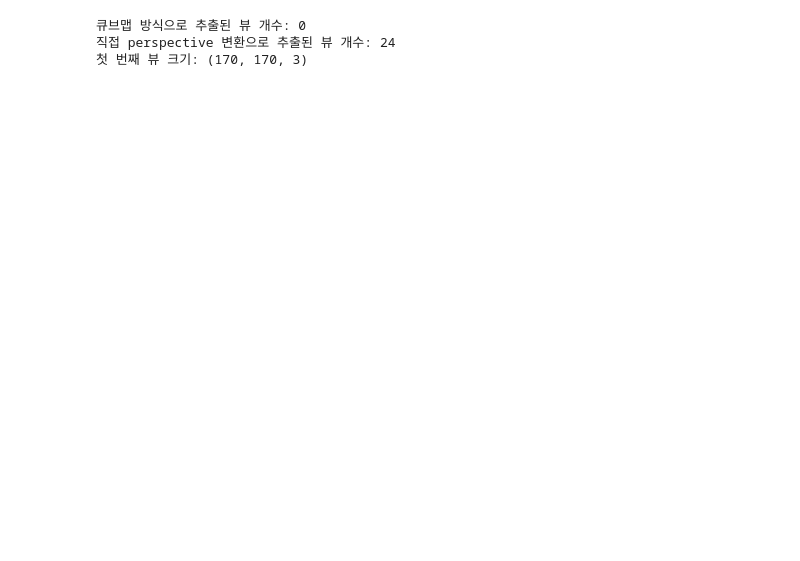
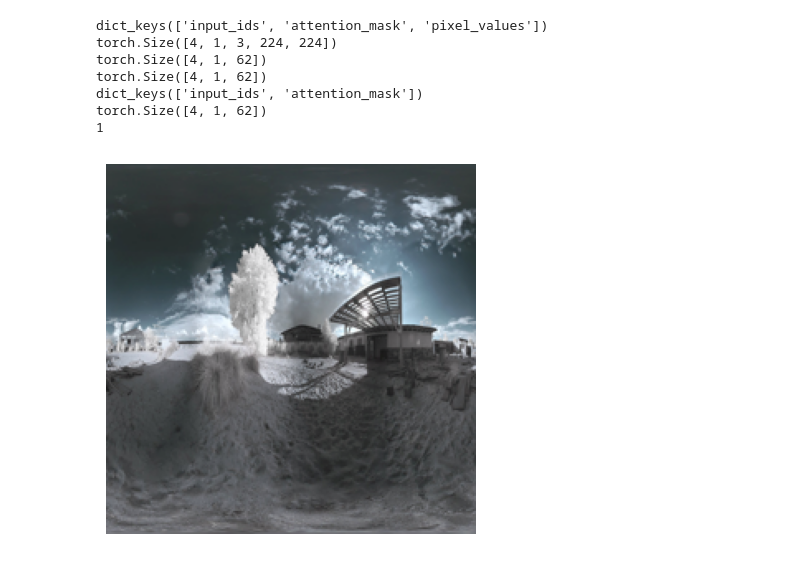
Before and after one commit to wooseungw/Surround360, a Jupyter notebook: processor_test.ipynb, the cells around one changed output. Cells and saved outputs as stored; diff of their text form; code cells hidden in the pictures; blank space fills up the shorter version.

```diff
--- a/processor_test.ipynb
+++ b/processor_test.ipynb
@@ -67,32 +205,46 @@ SyntaxError: keyword argument repeated: text (1569181189.py, line 42)
 # %%
 import matplotlib.pyplot as plt
 OPENAI_CLIP_MEAN = [0.48145466, 0.4578275, 0.40821073]
 OPENAI_CLIP_STD = [0.26862954, 0.26130258, 0.27577711]
-loader = DataLoader(eval_dataset, batch_size=4, shuffle=False)
+
+# No Crop
+train_dataset = QuIC360Dataset(data_dir/"downtest.csv", processor, max_length=30, split="valid")
+loader = DataLoader(train_dataset, batch_size=4, shuffle=False)
 
 batch = next(iter(loader))
-patches = batch["pixel_values"][0]  # 첫 번째 배치의 모든 패치, shape: [패치수, 3, 224, 224]
-print("pixel_values 전체 shape:", batch["pixel_values"].shape)
-print("첫 번째 배치의 patches shape:", patches.shape)
-num_patches = patches.size(0)
 
+
+
+inputs = batch["inputs"]
+print(inputs.keys())
+print(inputs["pixel_values"].shape)
+print(inputs["input_ids"].shape)
+print(inputs["attention_mask"].shape)
+
+answers = batch["answers"]
+print(answers.keys())
+print(answers["input_ids"].shape)
+
+num_patches = inputs["pixel_values"].shape[1]
+print(num_patches)
 plt.figure(figsize=(4 * num_patches, 4))
+image = inputs["pixel_values"][0][0].permute(1, 2, 0).cpu().numpy()
+image = (image * OPENAI_CLIP_STD + OPENAI_CLIP_MEAN) * 255.0
+image = np.clip(image, 0, 255).astype(np.uint8)
 
-for i in range(num_patches):
-    ax = plt.subplot(1, num_patches, i + 1)
-
-    img = patches[i]
-    img = img * torch.tensor(OPENAI_CLIP_STD).view(3, 1, 1) + torch.tensor(OPENAI_CLIP_MEAN).view(3, 1, 1)
-    ax.imshow(img.permute(1, 2, 0).cpu().numpy())
-    ax.set_title(f"Patch {i}")
-    ax.axis("off")
-
+plt.imshow(image)
+plt.axis("off")
 plt.tight_layout()
 plt.show()
 # %% [output]
-큐브맵 방식으로 추출된 뷰 개수: 0
-직접 perspective 변환으로 추출된 뷰 개수: 24
-첫 번째 뷰 크기: (170, 170, 3)
+dict_keys(['input_ids', 'attention_mask', 'pixel_values'])
+torch.Size([4, 1, 3, 224, 224])
+torch.Size([4, 1, 62])
+torch.Size([4, 1, 62])
+dict_keys(['input_ids', 'attention_mask'])
+torch.Size([4, 1, 62])
+1
+[figure, added]
 # %%
 import matplotlib.pyplot as plt
 import requests
```
Also changed, not shown: parts of 5 cells of this notebook, 14 other files.
